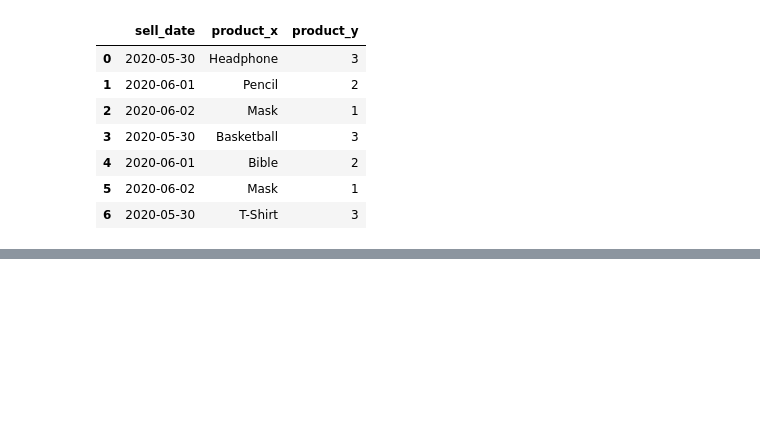
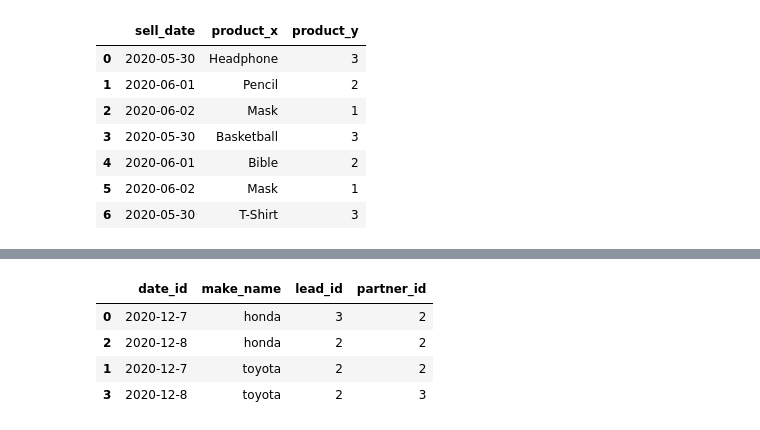
Before and after one commit to jjoseph-anderson/LeetCode, a Jupyter notebook: Rough_Work.ipynb, the cells around one changed output, grey strips where cells are left out. Saved outputs shown, nothing was run; the diff lists cells and outputs as text; code cells hidden in the pictures; blank space fills up the shorter version.

```diff
--- a/Rough_Work.ipynb
+++ b/Rough_Work.ipynb
@@ -750,0 +767,8 @@ pd.merge(activities, counted, how='left', on = 'sell_date')
+# %%
+df.sort_values('make_name')
+# %% [output]
+|  | date_id | make_name | lead_id | partner_id |
+| 0 | 2020-12-7 | honda | 3 | 2 |
+| 2 | 2020-12-8 | honda | 2 | 2 |
+| 1 | 2020-12-7 | toyota | 2 | 2 |
+| 3 | 2020-12-8 | toyota | 2 | 3 |
```
Also changed, not shown: parts of 2 cells of this notebook, 1 other file.
